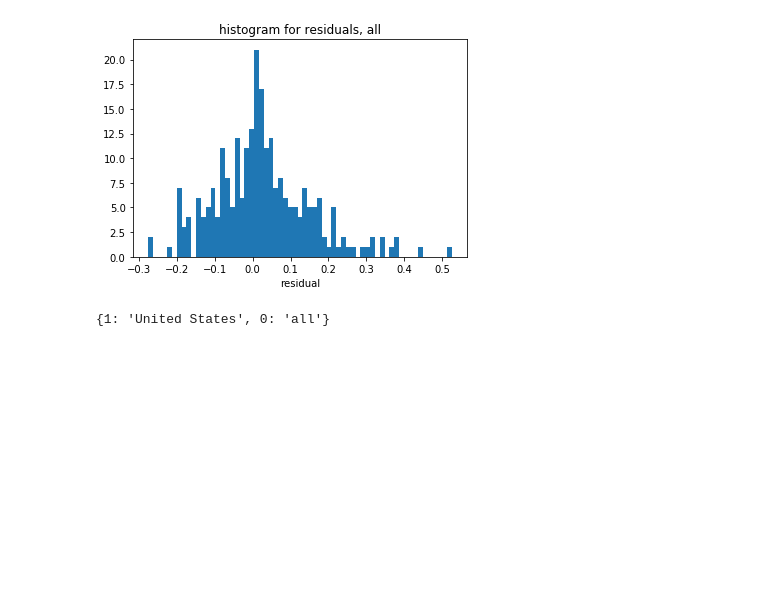
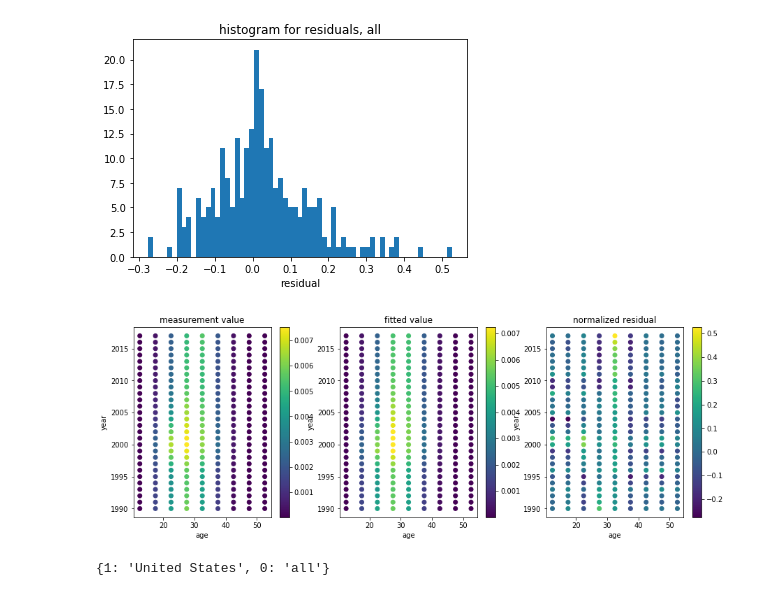
Before and after one commit to jizezhang/dismod_at-wrappers, a Jupyter notebook: demos/forecast_mi_run_model.ipynb, the cells around one changed output. Saved outputs shown, nothing was run; the diff lists cells and outputs as text; code cells hidden in the pictures; blank space fills up the shorter version.

```diff
--- a/demos/forecast_mi_run_model.ipynb
+++ b/demos/forecast_mi_run_model.ipynb
@@ -142,6 +139,10 @@ plt.plot_residuals('all', 'Sincidence')
 # %% [output]
 {1: 'United States', 0: 'all'}
 [figure]
+# %%
+plt.plot_data_direct('United States', 'Sincidence')
+# %% [output]
+[figure, added]
 # %%
 plt = PlotTwoLevel(path, 'maternal_obstruct_mi.db')
 plt.plot_residuals('all', 'mtspecific')
```
Also changed, not shown: parts of 20 cells of this notebook, 2 other files.
